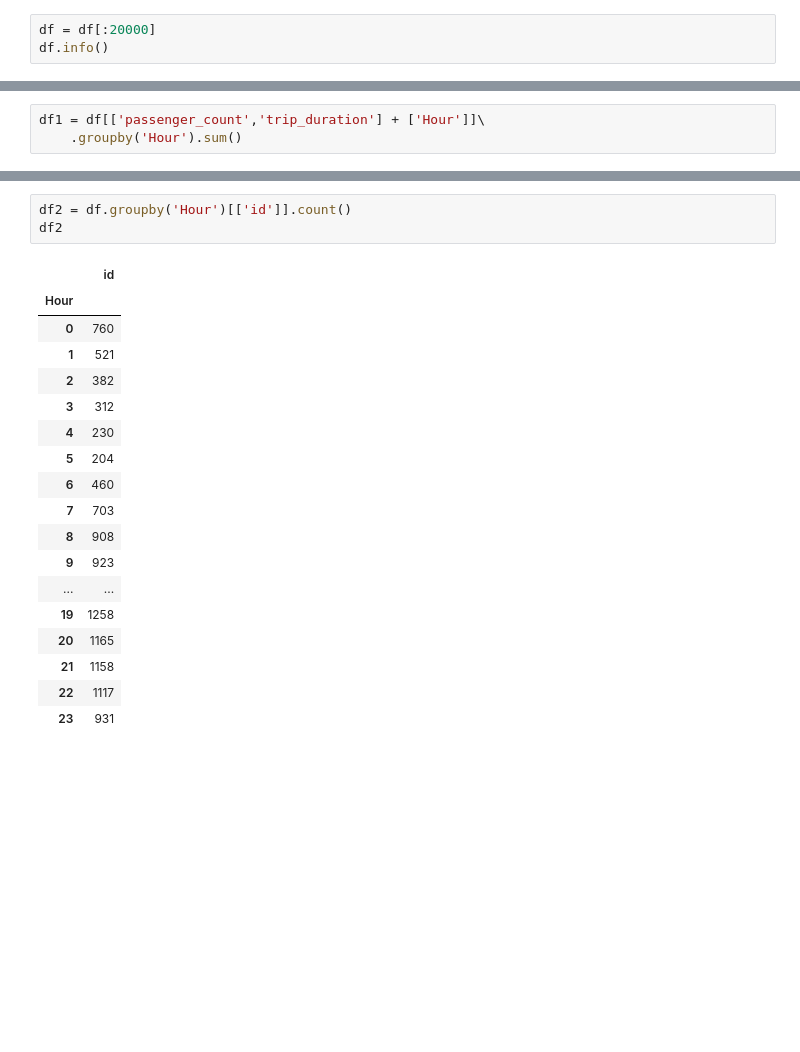
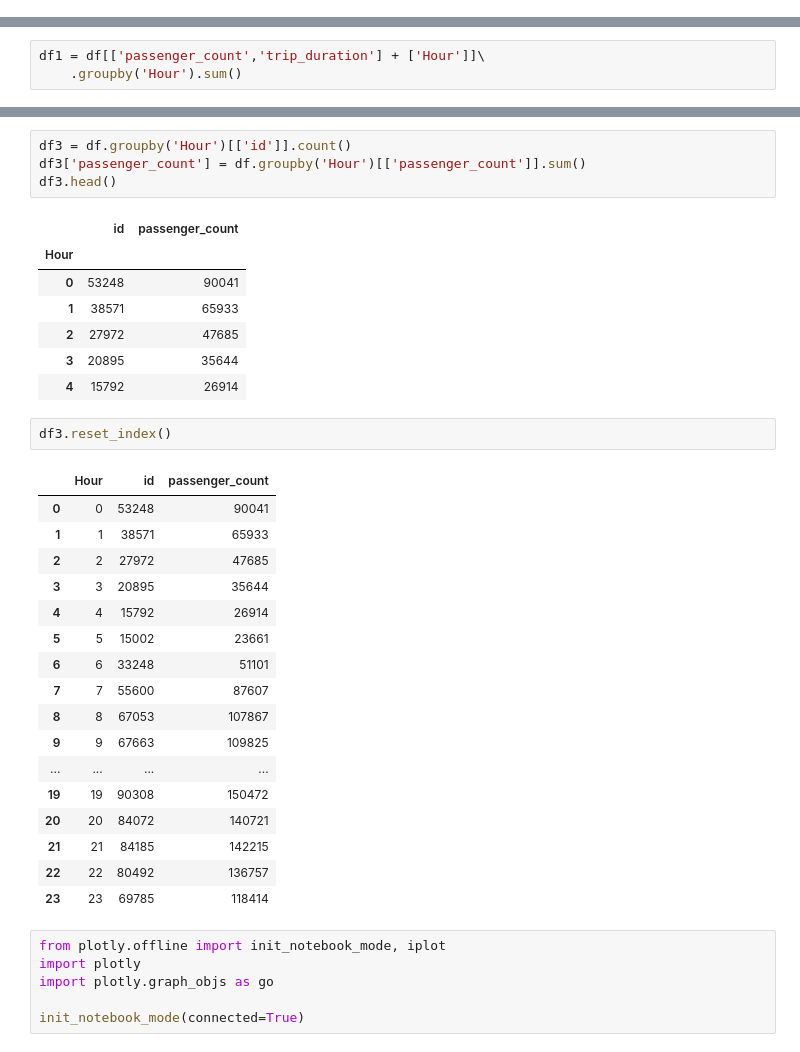
Before and after one commit to DenASafonov/Netology_home, a Jupyter notebook: 1. Введение в data science и инструменты/1.2. Мастер-класс визуализации данных на Python/Home3.ipynb, the cells around one changed output, grey strips where cells are left out. Cells and saved outputs as stored; diff of their text form; blank space fills up the shorter version.

```diff
--- a/1. Введение в data science и инструменты/1.2. Мастер-класс визуализации данных на Python/Home3.ipynb
+++ b/1. Введение в data science и инструменты/1.2. Мастер-класс визуализации данных на Python/Home3.ipynb
@@ -61,6 +61,3 @@ trip_duration         1458644 non-null int64
 trip_time             1458644 non-null timedelta64[ns]
 dtypes: datetime64[ns](2), float64(4), int64(3), object(2), timedelta64[ns](1)
 memory usage: 133.5+ MB
-# %%
-df = df[:20000]
-df.info()
@@ -186,22 +177,38 @@ sns.jointplot(x='trip_duration', y='Hour',
 # %%
-df2 = df.groupby('Hour')[['id']].count()
-df2
+df3 = df.groupby('Hour')[['id']].count()
+df3['passenger_count'] = df.groupby('Hour')[['passenger_count']].sum()
+df3.head()
 # %% [output]
-|  | id |
-| Hour |  |
-| 0 | 760 |
-| 1 | 521 |
-| 2 | 382 |
-| 3 | 312 |
-| 4 | 230 |
-| 5 | 204 |
-| 6 | 460 |
-| 7 | 703 |
-| 8 | 908 |
-| 9 | 923 |
-| ... | ... |
-| 19 | 1258 |
-| 20 | 1165 |
-| 21 | 1158 |
-| 22 | 1117 |
-| 23 | 931 |
+|  | id | passenger_count |
+| Hour |  |  |
+| 0 | 53248 | 90041 |
+| 1 | 38571 | 65933 |
+| 2 | 27972 | 47685 |
+| 3 | 20895 | 35644 |
+| 4 | 15792 | 26914 |
+# %%
+df3.reset_index()
+# %% [output]
+|  | Hour | id | passenger_count |
+| 0 | 0 | 53248 | 90041 |
+| 1 | 1 | 38571 | 65933 |
+| 2 | 2 | 27972 | 47685 |
+| 3 | 3 | 20895 | 35644 |
+| 4 | 4 | 15792 | 26914 |
+| 5 | 5 | 15002 | 23661 |
+| 6 | 6 | 33248 | 51101 |
+| 7 | 7 | 55600 | 87607 |
+| 8 | 8 | 67053 | 107867 |
+| 9 | 9 | 67663 | 109825 |
+| ... | ... | ... | ... |
+| 19 | 19 | 90308 | 150472 |
+| 20 | 20 | 84072 | 140721 |
+| 21 | 21 | 84185 | 142215 |
+| 22 | 22 | 80492 | 136757 |
+| 23 | 23 | 69785 | 118414 |
+# %%
+from plotly.offline import init_notebook_mode, iplot
+import plotly
+import plotly.graph_objs as go
+
+init_notebook_mode(connected=True)
```
Also changed, not shown: parts of 13 cells of this notebook, 1 other file.
